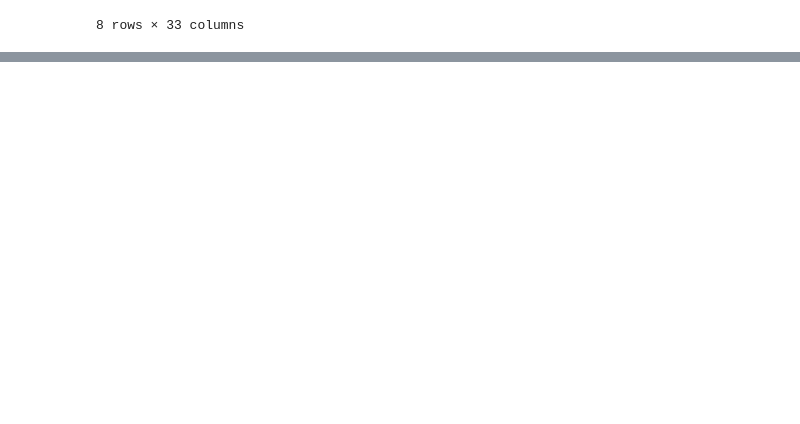
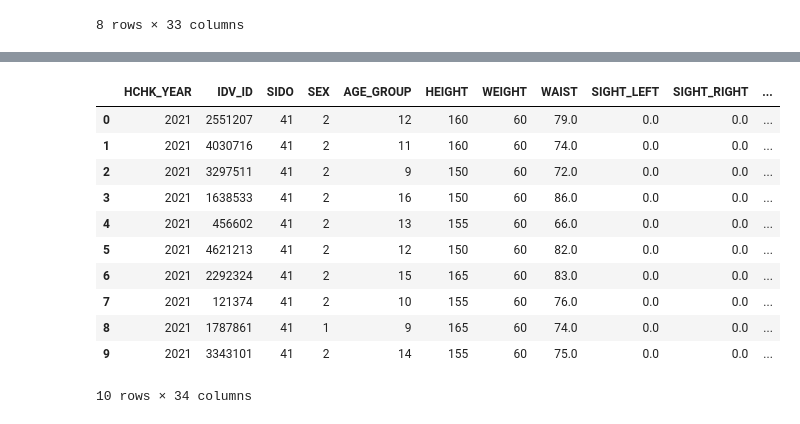
Before and after one commit to layla-focalors/AColab_Github_data_processing, a Jupyter notebook: HealthCare_Anayize.ipynb, the cells around one changed output, grey strips where cells are left out. Saved outputs shown, nothing was run; the diff lists cells and outputs as text; code cells hidden in the pictures; blank space fills up the shorter version.

```diff
--- a/HealthCare_Anayize.ipynb
+++ b/HealthCare_Anayize.ipynb
@@ -52,0 +65,15 @@ df.describe()
+# %%
+df.head(10)
+# %% [output]
+|  | HCHK_YEAR | IDV_ID | SIDO | SEX | AGE_GROUP | HEIGHT | WEIGHT | WAIST | SIGHT_LEFT | SIGHT_RIGHT | ... |
+| 0 | 2021 | 2551207 | 41 | 2 | 12 | 160 | 60 | 79.0 | 0.0 | 0.0 | ... |
+| 1 | 2021 | 4030716 | 41 | 2 | 11 | 160 | 60 | 74.0 | 0.0 | 0.0 | ... |
+| 2 | 2021 | 3297511 | 41 | 2 | 9 | 150 | 60 | 72.0 | 0.0 | 0.0 | ... |
+| 3 | 2021 | 1638533 | 41 | 2 | 16 | 150 | 60 | 86.0 | 0.0 | 0.0 | ... |
+| 4 | 2021 | 456602 | 41 | 2 | 13 | 155 | 60 | 66.0 | 0.0 | 0.0 | ... |
+| 5 | 2021 | 4621213 | 41 | 2 | 12 | 150 | 60 | 82.0 | 0.0 | 0.0 | ... |
+| 6 | 2021 | 2292324 | 41 | 2 | 15 | 165 | 60 | 83.0 | 0.0 | 0.0 | ... |
+| 7 | 2021 | 121374 | 41 | 2 | 10 | 155 | 60 | 76.0 | 0.0 | 0.0 | ... |
+| 8 | 2021 | 1787861 | 41 | 1 | 9 | 165 | 60 | 74.0 | 0.0 | 0.0 | ... |
+| 9 | 2021 | 3343101 | 41 | 2 | 14 | 155 | 60 | 75.0 | 0.0 | 0.0 | ... |
+10 rows × 34 columns
```
Also changed, not shown: parts of 9 cells of this notebook.
